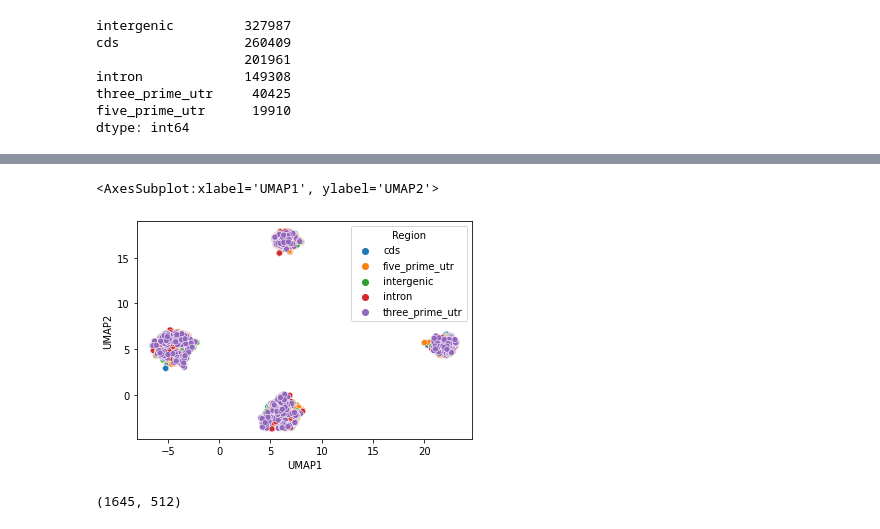
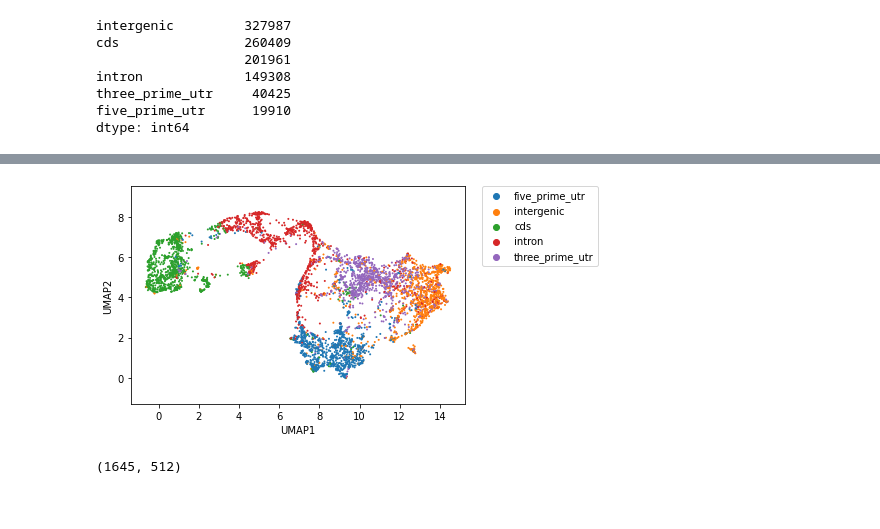
Before and after one commit to songlab-cal/gpn, a Jupyter notebook: plantbert/mlm/plot_example_embedding.ipynb, the cells around one changed output, grey strips where cells are left out. Saved outputs shown, nothing was run; the diff lists cells and outputs as text; code cells hidden in the pictures.

Commit message:
Improve plots

```diff
--- a/plantbert/mlm/plot_example_embedding.ipynb
+++ b/plantbert/mlm/plot_example_embedding.ipynb
@@ -385,7 +412,6 @@ dtype: int64
 # %%
-segmentation = segmentation[segmentation!=""]
-n_train, n_test = 100, 1000
-segmentation_subset = segmentation.groupby(segmentation).sample(n=n_train+n_test, random_state=42).to_frame().rename(columns={0: "Region"})
+segmentation_subset = segmentation.groupby(segmentation).sample(n=1000, random_state=42).to_frame().rename(columns={0: "Region"})
+segmentation_subset = segmentation_subset.sample(frac=1, random_state=42)  # just shuffle
 segmentation_subset
 # %% [output]
 |  | Region |
@@ -427,2 +448,11 @@ embedding_subset.shape
-# %%
-segmentation_subset[["UMAP1", "UMAP2"]] = UMAP(n_components=2).fit_transform(embedding_subset)
+# %%
+aggregation = "mean"#"concat" #None
+n_aggregation = 33#15 # None  # different categories benefit from different n_aggregation
+
+if aggregation is None:
+    embedding_subset = embedding[segmentation_subset.index.values]
+elif aggregation == "concat":
+    embedding_subset = embedding[[np.arange(i-n_aggregation//2, 1+i+n_aggregation//2) for i in segmentation_subset.index.values]].reshape(len(segmentation_subset), -1)
+elif aggregation == "mean":
+    embedding_subset = embedding[[np.arange(i-n_aggregation//2, 1+i+n_aggregation//2) for i in segmentation_subset.index.values]].sum(axis=1)
+embedding_subset.shape
@@ -429 +461,8 @@ segmentation_subset[["UMAP1", "UMAP2"]] = UMAP(n_components=2).fit_transform(emb
+# %%
+projector = Pipeline([
+    ("scaler", StandardScaler()),  # not sure it's a good idea
+    #("pca", PCA(n_components=100)),
+    ("umap", UMAP(n_components=2, n_neighbors=30)),  # n_neighbors should change with number of positions
+])
+segmentation_subset[["UMAP1", "UMAP2"]] = projector.fit_transform(embedding_subset)
 # %%
@@ -439,13 +475,16 @@ sns.scatterplot(
 # %%
 sns.scatterplot(
     data=segmentation_subset,
     x="UMAP1",
     y="UMAP2",
-    hue="Region"
+    hue="Region",
+    s=4,
+    linewidth=0,
 )
+plt.legend(bbox_to_anchor=(1.05, 1), loc=2, borderaxespad=0.);
+plt.axis('equal');
 # %% [output]
-<AxesSubplot:xlabel='UMAP1', ylabel='UMAP2'>
-[figure, old version]
+[figure, new version]
 # %%
 segmentation_subset_A = segmentation_subset[segmentation_subset.nucleotide=='A'].copy()
 segmentation_subset_A.drop(columns=["UMAP1", "UMAP2"])
```
Also changed, not shown: parts of 24 cells of this notebook, 2 other files.
